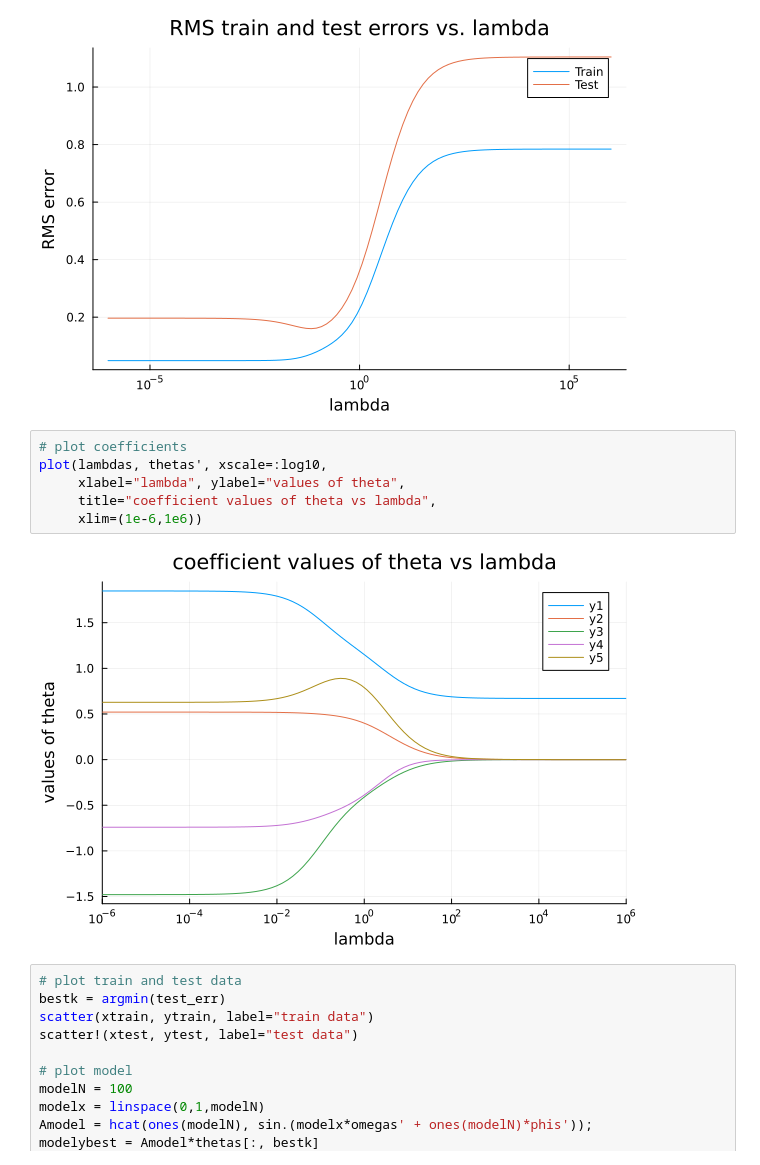
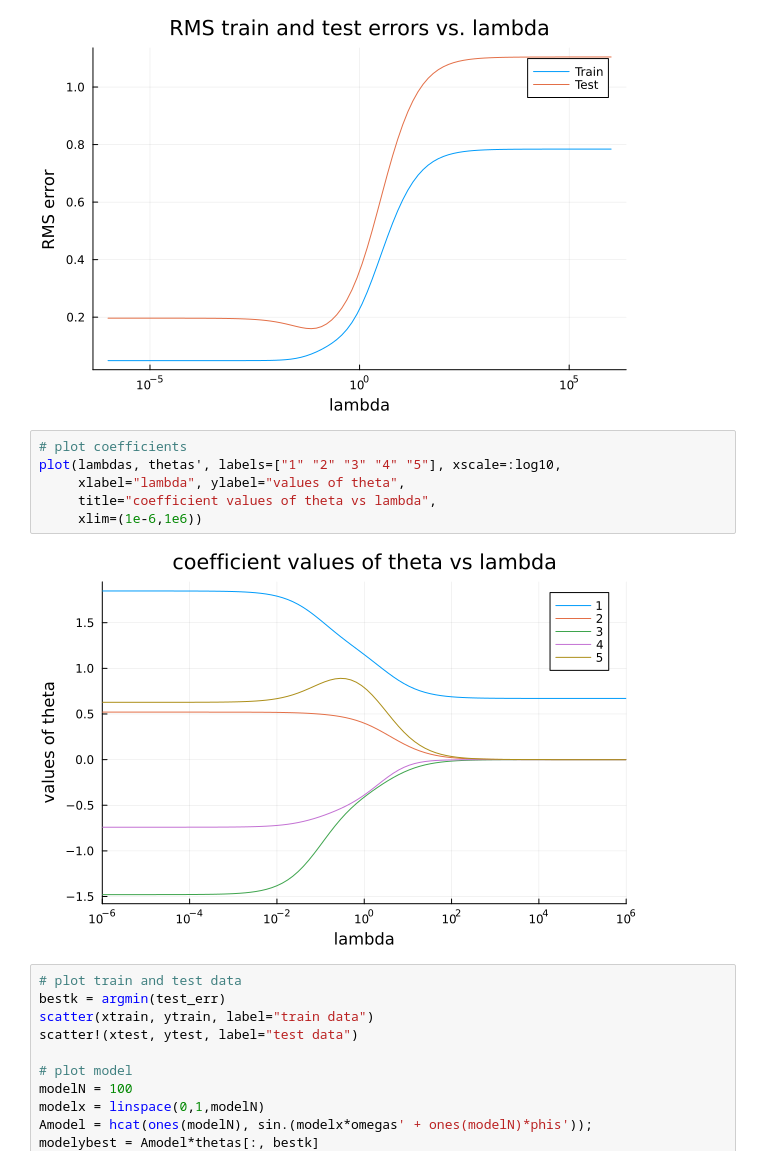
Before and after one commit to Minh-An/engr108, a Jupyter notebook: multi_objective_ls.ipynb, the cells around one changed output. Drawn from its saved outputs; the diff is of its cells as text.

```diff
--- a/multi_objective_ls.ipynb
+++ b/multi_objective_ls.ipynb
@@ -235,12 +235,12 @@ plot!(  title="RMS train and test errors vs. lambda",
 [figure]
 # %%
 # plot coefficients
-plot(lambdas, thetas', xscale=:log10,
+plot(lambdas, thetas', labels=["1" "2" "3" "4" "5"], xscale=:log10,
      xlabel="lambda", ylabel="values of theta",
      title="coefficient values of theta vs lambda",
      xlim=(1e-6,1e6))
 # %% [output]
-[figure, old version]
+[figure, new version]
 # %%
 # plot train and test data
 bestk = argmin(test_err)
```
